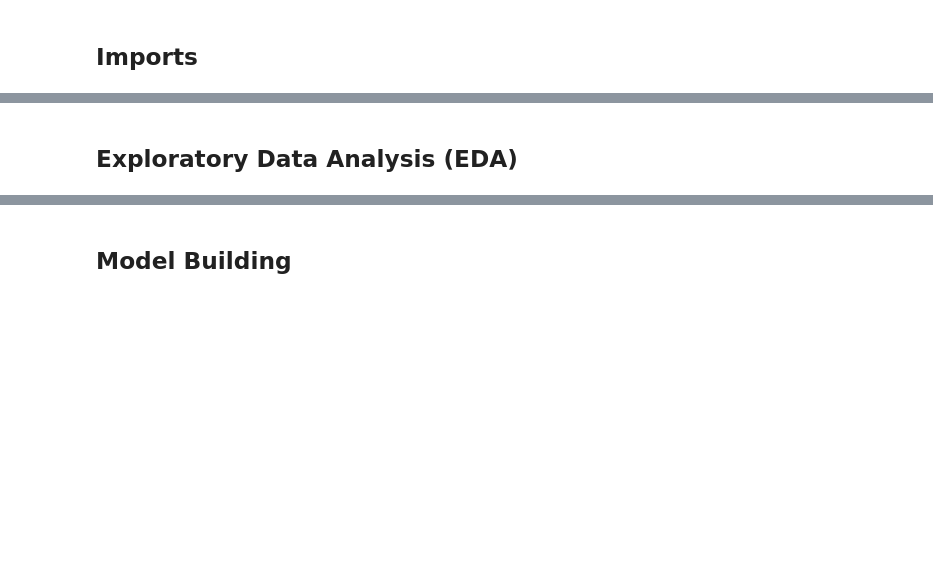
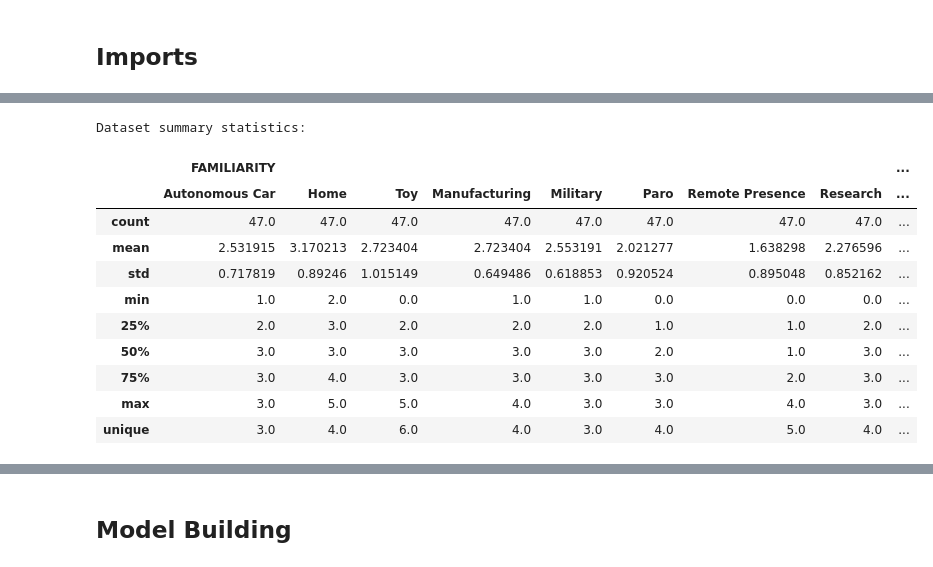
Before and after one commit to saathveek/ml-predicting-older-adult-trust, a Jupyter notebook: notebooks/trust_modeling.ipynb, the cells around one changed output, grey strips where cells are left out. Saved outputs shown, nothing was run; the diff lists cells and outputs as text; code cells hidden in the pictures; blank space fills up the shorter version.

```diff
--- a/notebooks/trust_modeling.ipynb
+++ b/notebooks/trust_modeling.ipynb
@@ -58,9 +60,9 @@ pd.set_option('display.width', None)
 # %%
 # Mapping study keys to data filenames; add more files here to expand dataset
 studies = {
-    "Mobility Impairment":"mobility_impairment",
-    "Visual Impairment":"visual_impairment",
-    "Surgery Recovery":"surgery_recovery",
+    "Mobility Impairment":  "mobility_impairment",
+    "Visual Impairment":    "visual_impairment",
+    "Surgery Recovery":     "surgery_recovery",
 }
 
 # Load data from all studies and combine
@@ -79,15 +81,24 @@ for study, filename in studies.items():
 num_par_i = df.shape[0]
 print(f"Familiarity and Trust data loaded for {num_par_i} participants across {df['Study'].nunique()} studies.")
 
-# Drop records with missing values (incomplete familiarity and/or trust data)
+# Drop incomplete responses
 df.dropna(inplace=True, ignore_index=True)
 
+# Convert rating columns to integer values
+df = df.convert_dtypes()
+
 num_par_f = df.shape[0]
-print(f"Removed {num_par_i-num_par_f} participants due to incomplete familiarity or trust data.\nFinal dataset includes {num_par_f} participants.\n")
+print(f"Removed {num_par_i - num_par_f} participants due to incomplete familiarity or trust data.")
+print(f"Final dataset includes {num_par_f} participants.")
+print(f"Null values remaining in dataset: {df.isnull().sum().sum()}\n")
 
-# Preview data
-print("Preview of filtered raw data:")
-display(df.head())
+# Optional: Study-wise counts
+print("Participant counts by study:")
+print(df['Study'].value_counts().to_string())
+
+# # Preview data
+# print("\nPreview of filtered raw data:")
+# display(df.head())
 # %% [output]
 Familiarity and Trust data loaded for 63 participants across 3 studies.
 Removed 16 participants due to incomplete familiarity or trust data.
@@ -182,2 +159,24 @@ Preview of categorized data:
-# %% [markdown]
-## Exploratory Data Analysis (EDA)
+# %%
+# Standard descriptive statistics
+desc = df.describe()
+
+# Add unique counts for each column
+nunique = pd.DataFrame(df.nunique()).T
+nunique.index = ['unique']
+desc = pd.concat([desc, nunique])
+
+print("Dataset summary statistics:")
+display(desc)
+# %% [output]
+Dataset summary statistics:
+|  | FAMILIARITY |  |  |  |  |  |  |  | ... |
+|  | Autonomous Car | Home | Toy | Manufacturing | Military | Paro | Remote Presence | Research | ... |
+| count | 47.0 | 47.0 | 47.0 | 47.0 | 47.0 | 47.0 | 47.0 | 47.0 | ... |
+| mean | 2.531915 | 3.170213 | 2.723404 | 2.723404 | 2.553191 | 2.021277 | 1.638298 | 2.276596 | ... |
+| std | 0.717819 | 0.89246 | 1.015149 | 0.649486 | 0.618853 | 0.920524 | 0.895048 | 0.852162 | ... |
+| min | 1.0 | 2.0 | 0.0 | 1.0 | 1.0 | 0.0 | 0.0 | 0.0 | ... |
+| 25% | 2.0 | 3.0 | 2.0 | 2.0 | 2.0 | 1.0 | 1.0 | 2.0 | ... |
+| 50% | 3.0 | 3.0 | 3.0 | 3.0 | 3.0 | 2.0 | 1.0 | 3.0 | ... |
+| 75% | 3.0 | 4.0 | 3.0 | 3.0 | 3.0 | 3.0 | 2.0 | 3.0 | ... |
+| max | 3.0 | 5.0 | 5.0 | 4.0 | 3.0 | 3.0 | 4.0 | 3.0 | ... |
+| unique | 3.0 | 4.0 | 6.0 | 4.0 | 3.0 | 4.0 | 5.0 | 4.0 | ... |
```
Also changed, not shown: parts of 8 cells of this notebook.
